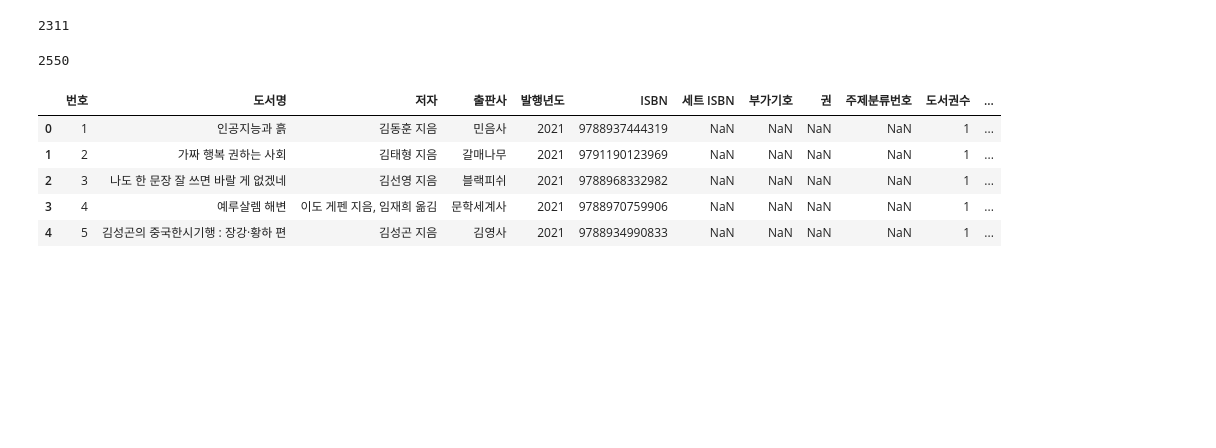
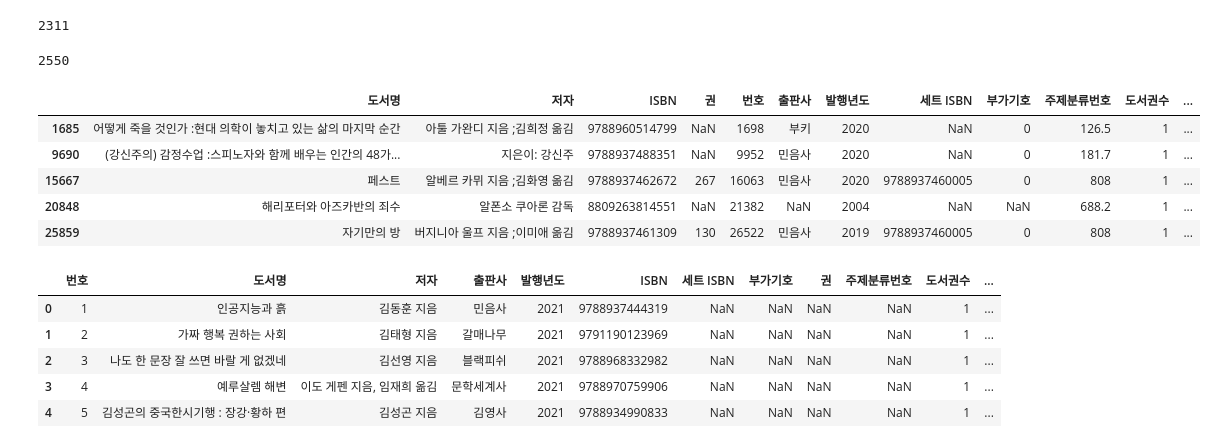
Before and after one commit to Chaerim0626/data-analysis-study, a Jupyter notebook: Chapter3.ipynb, the cells around one changed output. Cells and saved outputs as stored; diff of their text form; code cells hidden in the pictures; blank space fills up the shorter version.

```diff
--- a/Chapter3.ipynb
+++ b/Chapter3.ipynb
@@ -278,5 +315,14 @@ sum(ns_book4['대출건수'] > 100)
 # %% [output]
 2550
+# %%
+ns_book4[ns_book4['대출건수'] > 100].head(5)
+# %% [output]
+|  | 도서명 | 저자 | ISBN | 권 | 번호 | 출판사 | 발행년도 | 세트 ISBN | 부가기호 | 주제분류번호 | 도서권수 | ... |
+| 1685 | 어떻게 죽을 것인가 :현대 의학이 놓치고 있는 삶의 마지막 순간 | 아툴 가완디 지음 ;김희정 옮김 | 9788960514799 | NaN | 1698 | 부키 | 2020 | NaN | 0 | 126.5 | 1 | ... |
+| 9690 | (강신주의) 감정수업 :스피노자와 함께 배우는 인간의 48가... | 지은이: 강신주 | 9788937488351 | NaN | 9952 | 민음사 | 2020 | NaN | 0 | 181.7 | 1 | ... |
+| 15667 | 페스트 | 알베르 카뮈 지음 ;김화영 옮김 | 9788937462672 | 267 | 16063 | 민음사 | 2020 | 9788937460005 | 0 | 808 | 1 | ... |
+| 20848 | 해리포터와 아즈카반의 죄수 | 알폰소 쿠아론 감독 | 8809263814551 | NaN | 21382 | NaN | 2004 | NaN | NaN | 688.2 | 1 | ... |
+| 25859 | 자기만의 방 | 버지니아 울프 지음 ;이미애 옮김 | 9788937461309 | 130 | 26522 | 민음사 | 2019 | 9788937460005 | 0 | 808 | 1 | ... |
 # %%
 # 기존 ns_book의 열 순서 전달
 ns_book4 = ns_book4[ns_book.columns]
```
Also changed, not shown: parts of 10 cells of this notebook, 6 other files.
